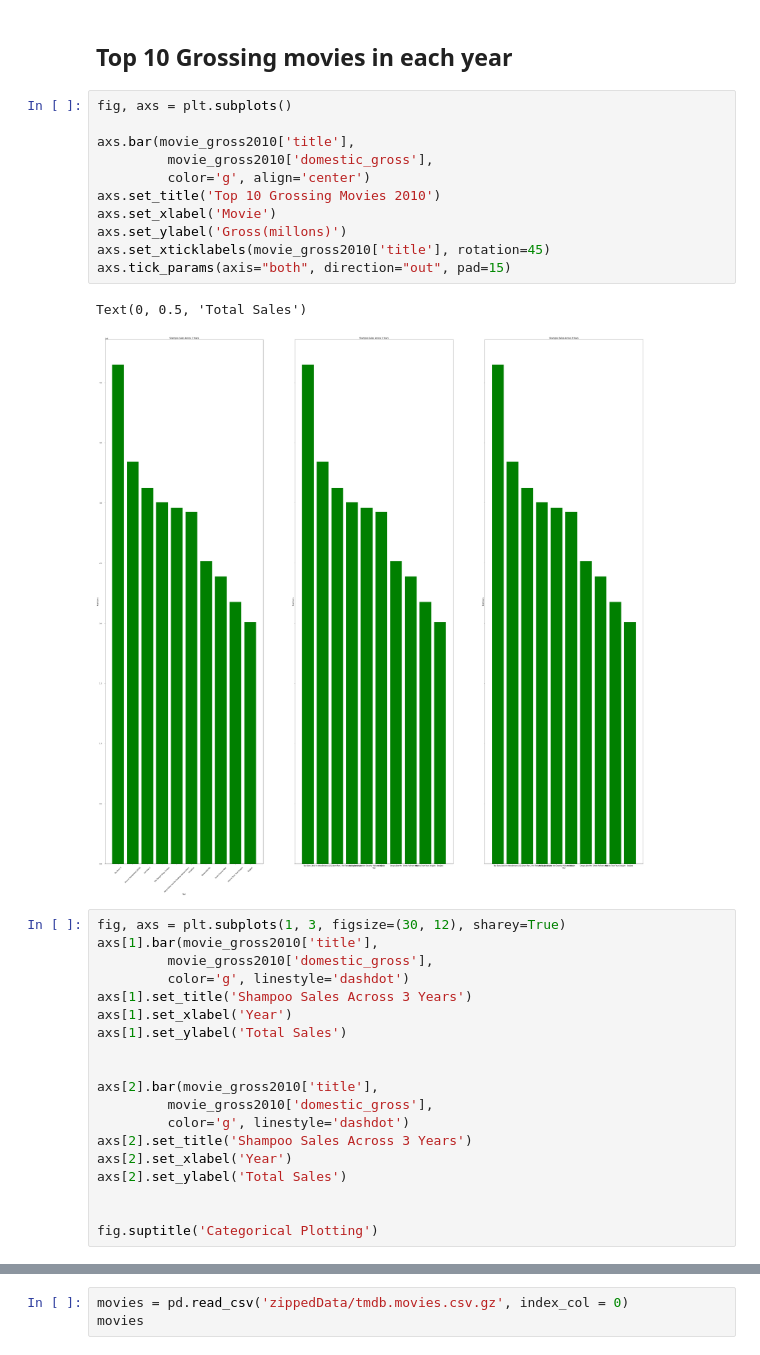
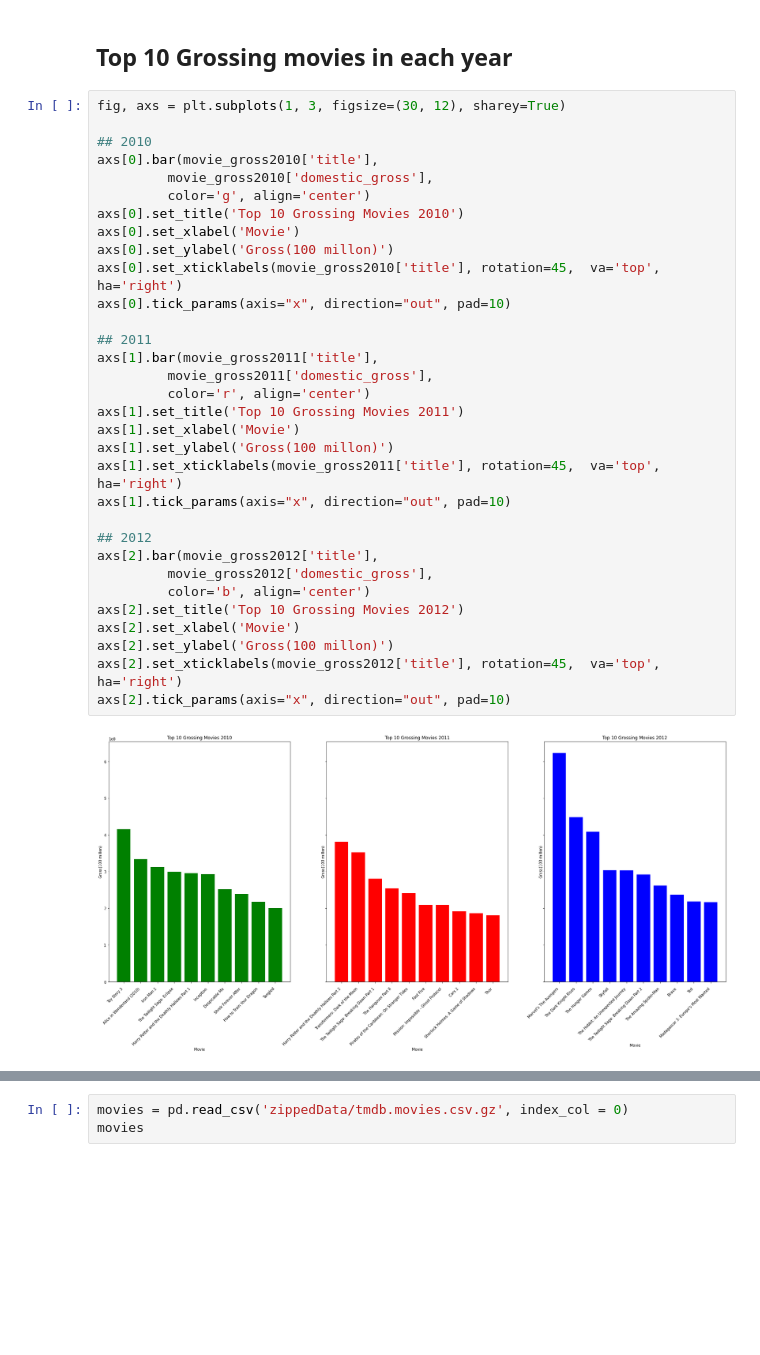
Before and after one commit to learn-co-curriculum/dsc-ai-academy-semester1-capstone, a Jupyter notebook: EnochNotebook.ipynb, the cells around one changed output, grey strips where cells are left out. Cells and saved outputs as stored; diff of their text form; blank space fills up the shorter version.

```diff
--- a/EnochNotebook.ipynb
+++ b/EnochNotebook.ipynb
@@ -83,36 +83,37 @@ movie_gross2010
 | 7 | Tangled | BV | 200800000.0 | 391000000 | 2010 |
 # %% [markdown]
 ## Top 10 Grossing movies in each year
-# %%
-fig, axs = plt.subplots()
-
-axs.bar(movie_gross2010['title'],
-         movie_gross2010['domestic_gross'],
-         color='g', align='center')
-axs.set_title('Top 10 Grossing Movies 2010')
-axs.set_xlabel('Movie')
-axs.set_ylabel('Gross(millons)')
-axs.set_xticklabels(movie_gross2010['title'], rotation=45)
-axs.tick_params(axis="both", direction="out", pad=15)
-# %% [output]
-Text(0, 0.5, 'Total Sales')
-[figure, removed]
-# %%
-fig, axs = plt.subplots(1, 3, figsize=(30, 12), sharey=True)
-axs[1].bar(movie_gross2010['title'],
-         movie_gross2010['domestic_gross'],
-         color='g', linestyle='dashdot')
-axs[1].set_title('Shampoo Sales Across 3 Years')
-axs[1].set_xlabel('Year')
-axs[1].set_ylabel('Total Sales')
-
-
-axs[2].bar(movie_gross2010['title'],
-         movie_gross2010['domestic_gross'],
-         color='g', linestyle='dashdot')
-axs[2].set_title('Shampoo Sales Across 3 Years')
-axs[2].set_xlabel('Year')
-axs[2].set_ylabel('Total Sales')
-
-
-fig.suptitle('Categorical Plotting')
+# %%
+fig, axs = plt.subplots(1, 3, figsize=(30, 12), sharey=True)
+
+## 2010
+axs[0].bar(movie_gross2010['title'],
+         movie_gross2010['domestic_gross'],
+         color='g', align='center')
+axs[0].set_title('Top 10 Grossing Movies 2010')
+axs[0].set_xlabel('Movie')
+axs[0].set_ylabel('Gross(100 millon)')
+axs[0].set_xticklabels(movie_gross2010['title'], rotation=45,  va='top', ha='right')
+axs[0].tick_params(axis="x", direction="out", pad=10)
+
+## 2011
+axs[1].bar(movie_gross2011['title'],
+         movie_gross2011['domestic_gross'],
+         color='r', align='center')
+axs[1].set_title('Top 10 Grossing Movies 2011')
+axs[1].set_xlabel('Movie')
+axs[1].set_ylabel('Gross(100 millon)')
+axs[1].set_xticklabels(movie_gross2011['title'], rotation=45,  va='top', ha='right')
+axs[1].tick_params(axis="x", direction="out", pad=10)
+
+## 2012
+axs[2].bar(movie_gross2012['title'],
+         movie_gross2012['domestic_gross'],
+         color='b', align='center')
+axs[2].set_title('Top 10 Grossing Movies 2012')
+axs[2].set_xlabel('Movie')
+axs[2].set_ylabel('Gross(100 millon)')
+axs[2].set_xticklabels(movie_gross2012['title'], rotation=45,  va='top', ha='right')
+axs[2].tick_params(axis="x", direction="out", pad=10)
+# %% [output]
+[figure, added]
```
Also changed, not shown: parts of 3 cells of this notebook, 2 other files.
